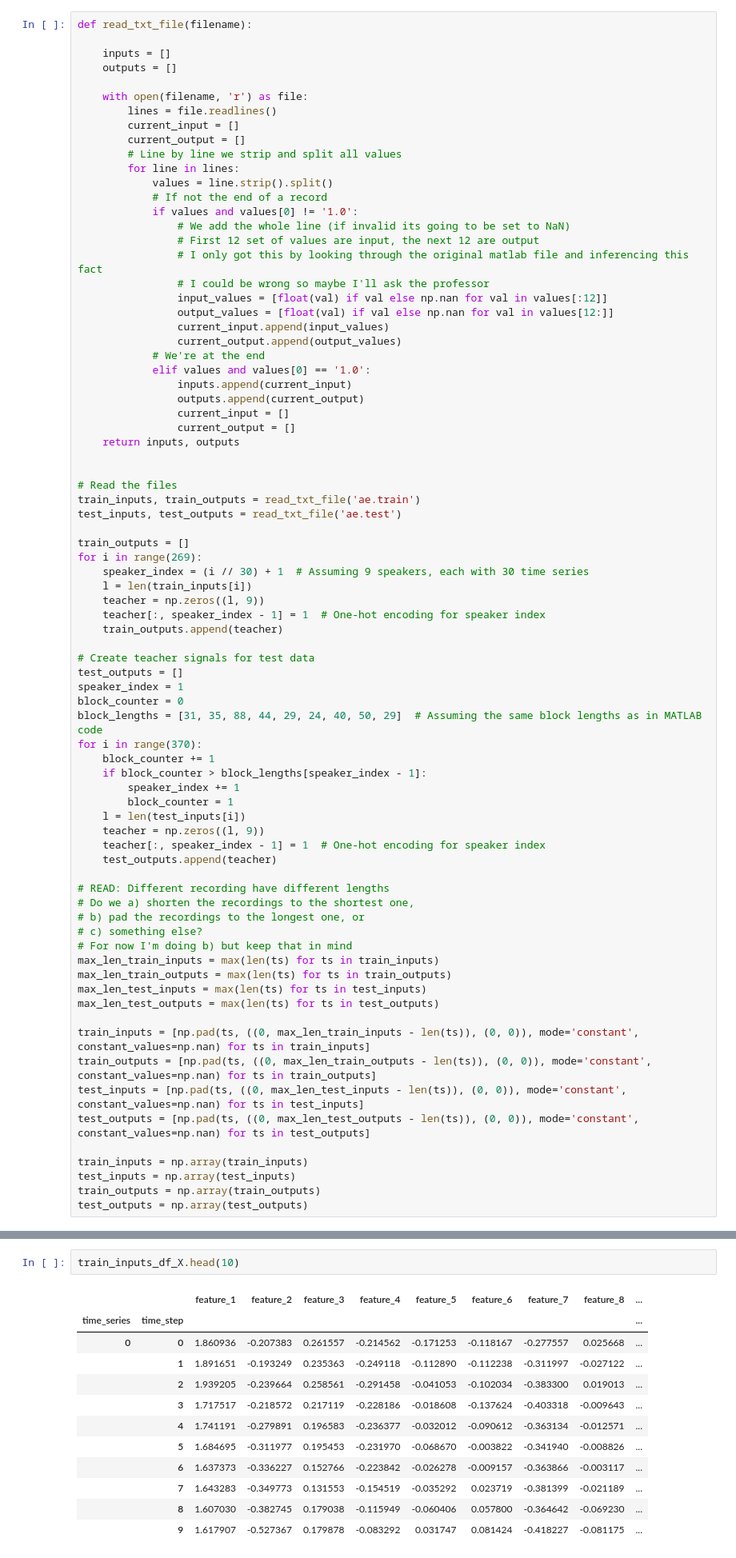
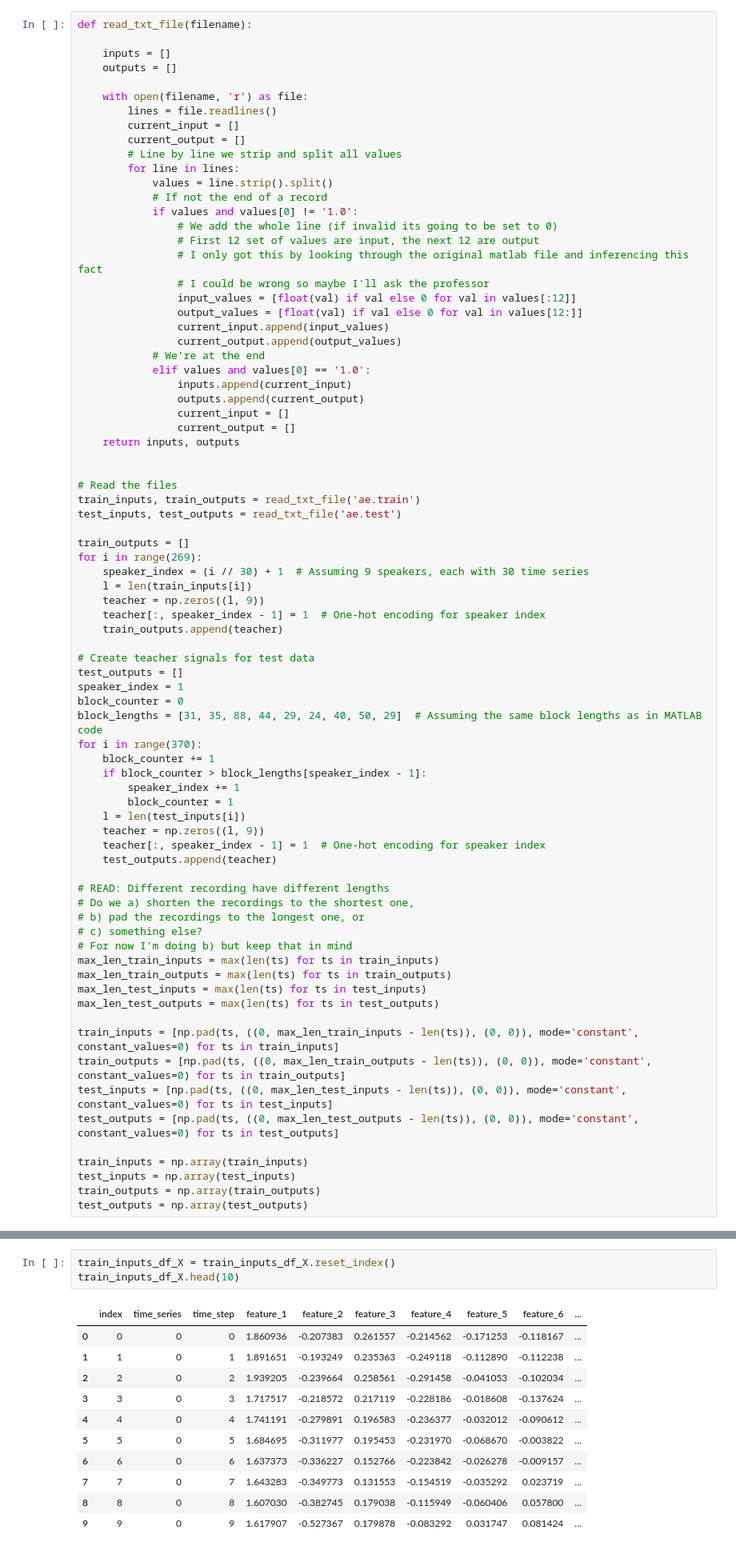
Before and after one commit to kikisprdx/NN_Semester_Project, a Jupyter notebook: NN_Kikis.ipynb, the cells around one changed output, grey strips where cells are left out. Shown at 80% size. Drawn from its saved outputs; the diff is of its cells as text.

```diff
--- a/NN_Kikis.ipynb
+++ b/NN_Kikis.ipynb
@@ -19,12 +18,12 @@ def read_txt_file(filename):
             values = line.strip().split()
             # If not the end of a record
             if values and values[0] != '1.0':
-                # We add the whole line (if invalid its going to be set to NaN)
+                # We add the whole line (if invalid its going to be set to 0)
                 # First 12 set of values are input, the next 12 are output
                 # I only got this by looking through the original matlab file and inferencing this fact
                 # I could be wrong so maybe I'll ask the professor
-                input_values = [float(val) if val else np.nan for val in values[:12]]
-                output_values = [float(val) if val else np.nan for val in values[12:]]
+                input_values = [float(val) if val else 0 for val in values[:12]]
+                output_values = [float(val) if val else 0 for val in values[12:]]
                 current_input.append(input_values)
                 current_output.append(output_values)
             # We're at the end
@@ -73,10 +72,10 @@ max_len_train_outputs = max(len(ts) for ts in train_outputs)
 max_len_test_inputs = max(len(ts) for ts in test_inputs)
 max_len_test_outputs = max(len(ts) for ts in test_outputs)
 
-train_inputs = [np.pad(ts, ((0, max_len_train_inputs - len(ts)), (0, 0)), mode='constant', constant_values=np.nan) for ts in train_inputs]
-train_outputs = [np.pad(ts, ((0, max_len_train_outputs - len(ts)), (0, 0)), mode='constant', constant_values=np.nan) for ts in train_outputs]
-test_inputs = [np.pad(ts, ((0, max_len_test_inputs - len(ts)), (0, 0)), mode='constant', constant_values=np.nan) for ts in test_inputs]
-test_outputs = [np.pad(ts, ((0, max_len_test_outputs - len(ts)), (0, 0)), mode='constant', constant_values=np.nan) for ts in test_outputs]
+train_inputs = [np.pad(ts, ((0, max_len_train_inputs - len(ts)), (0, 0)), mode='constant', constant_values=0) for ts in train_inputs]
+train_outputs = [np.pad(ts, ((0, max_len_train_outputs - len(ts)), (0, 0)), mode='constant', constant_values=0) for ts in train_outputs]
+test_inputs = [np.pad(ts, ((0, max_len_test_inputs - len(ts)), (0, 0)), mode='constant', constant_values=0) for ts in test_inputs]
+test_outputs = [np.pad(ts, ((0, max_len_test_outputs - len(ts)), (0, 0)), mode='constant', constant_values=0) for ts in test_outputs]
 
 train_inputs = np.array(train_inputs)
 test_inputs = np.array(test_inputs)
@@ -131,18 +132,18 @@ test_outputs_df['time_series'] = np.repeat(np.arange(test_outputs.shape[0]), tes
 test_outputs_df['time_step'] = np.tile(np.arange(test_outputs.shape[1]), test_outputs.shape[0])
 test_outputs_df_Y = test_outputs_df.set_index(['time_series', 'time_step'])
 # %%
+train_inputs_df_X = train_inputs_df_X.reset_index()
 train_inputs_df_X.head(10)
 # %% [output]
-|  |  | feature_1 | feature_2 | feature_3 | feature_4 | feature_5 | feature_6 | feature_7 | feature_8 | ... |
-| time_series | time_step |  |  |  |  |  |  |  |  | ... |
-| 0 | 0 | 1.860936 | -0.207383 | 0.261557 | -0.214562 | -0.171253 | -0.118167 | -0.277557 | 0.025668 | ... |
-|  | 1 | 1.891651 | -0.193249 | 0.235363 | -0.249118 | -0.112890 | -0.112238 | -0.311997 | -0.027122 | ... |
-|  | 2 | 1.939205 | -0.239664 | 0.258561 | -0.291458 | -0.041053 | -0.102034 | -0.383300 | 0.019013 | ... |
-|  | 3 | 1.717517 | -0.218572 | 0.217119 | -0.228186 | -0.018608 | -0.137624 | -0.403318 | -0.009643 | ... |
-|  | 4 | 1.741191 | -0.279891 | 0.196583 | -0.236377 | -0.032012 | -0.090612 | -0.363134 | -0.012571 | ... |
-|  | 5 | 1.684695 | -0.311977 | 0.195453 | -0.231970 | -0.068670 | -0.003822 | -0.341940 | -0.008826 | ... |
-|  | 6 | 1.637373 | -0.336227 | 0.152766 | -0.223842 | -0.026278 | -0.009157 | -0.363866 | -0.003117 | ... |
-|  | 7 | 1.643283 | -0.349773 | 0.131553 | -0.154519 | -0.035292 | 0.023719 | -0.381399 | -0.021189 | ... |
-|  | 8 | 1.607030 | -0.382745 | 0.179038 | -0.115949 | -0.060406 | 0.057800 | -0.364642 | -0.069230 | ... |
-|  | 9 | 1.617907 | -0.527367 | 0.179878 | -0.083292 | 0.031747 | 0.081424 | -0.418227 | -0.081175 | ... |
+|  | index | time_series | time_step | feature_1 | feature_2 | feature_3 | feature_4 | feature_5 | feature_6 | ... |
+| 0 | 0 | 0 | 0 | 1.860936 | -0.207383 | 0.261557 | -0.214562 | -0.171253 | -0.118167 | ... |
+| 1 | 1 | 0 | 1 | 1.891651 | -0.193249 | 0.235363 | -0.249118 | -0.112890 | -0.112238 | ... |
+| 2 | 2 | 0 | 2 | 1.939205 | -0.239664 | 0.258561 | -0.291458 | -0.041053 | -0.102034 | ... |
+| 3 | 3 | 0 | 3 | 1.717517 | -0.218572 | 0.217119 | -0.228186 | -0.018608 | -0.137624 | ... |
+| 4 | 4 | 0 | 4 | 1.741191 | -0.279891 | 0.196583 | -0.236377 | -0.032012 | -0.090612 | ... |
+| 5 | 5 | 0 | 5 | 1.684695 | -0.311977 | 0.195453 | -0.231970 | -0.068670 | -0.003822 | ... |
+| 6 | 6 | 0 | 6 | 1.637373 | -0.336227 | 0.152766 | -0.223842 | -0.026278 | -0.009157 | ... |
+| 7 | 7 | 0 | 7 | 1.643283 | -0.349773 | 0.131553 | -0.154519 | -0.035292 | 0.023719 | ... |
+| 8 | 8 | 0 | 8 | 1.607030 | -0.382745 | 0.179038 | -0.115949 | -0.060406 | 0.057800 | ... |
+| 9 | 9 | 0 | 9 | 1.617907 | -0.527367 | 0.179878 | -0.083292 | 0.031747 | 0.081424 | ... |
 # %%
```
Also changed, not shown: parts of 18 cells of this notebook, 6 other files.
